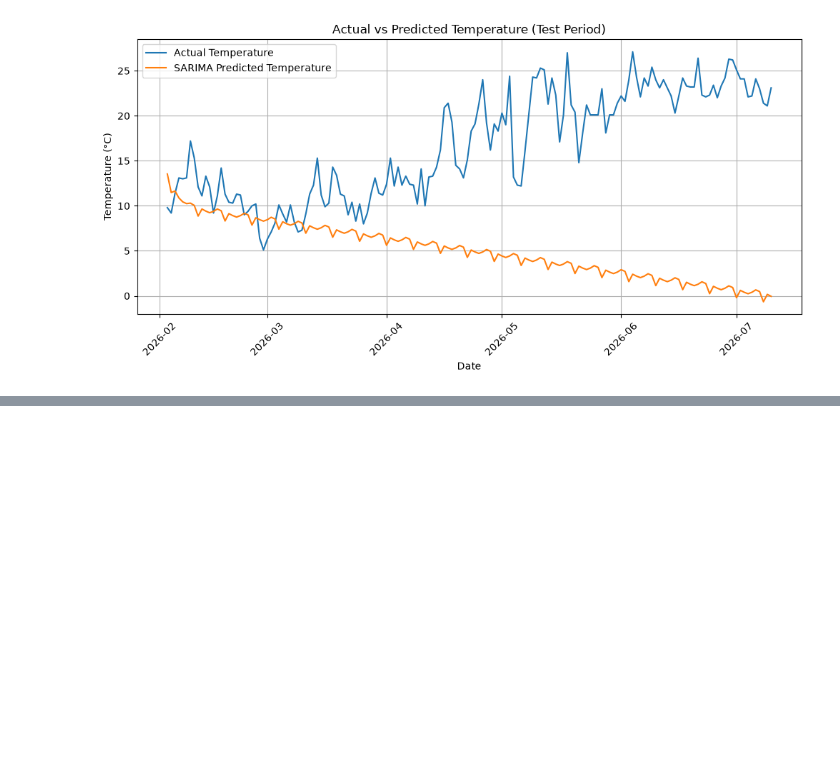
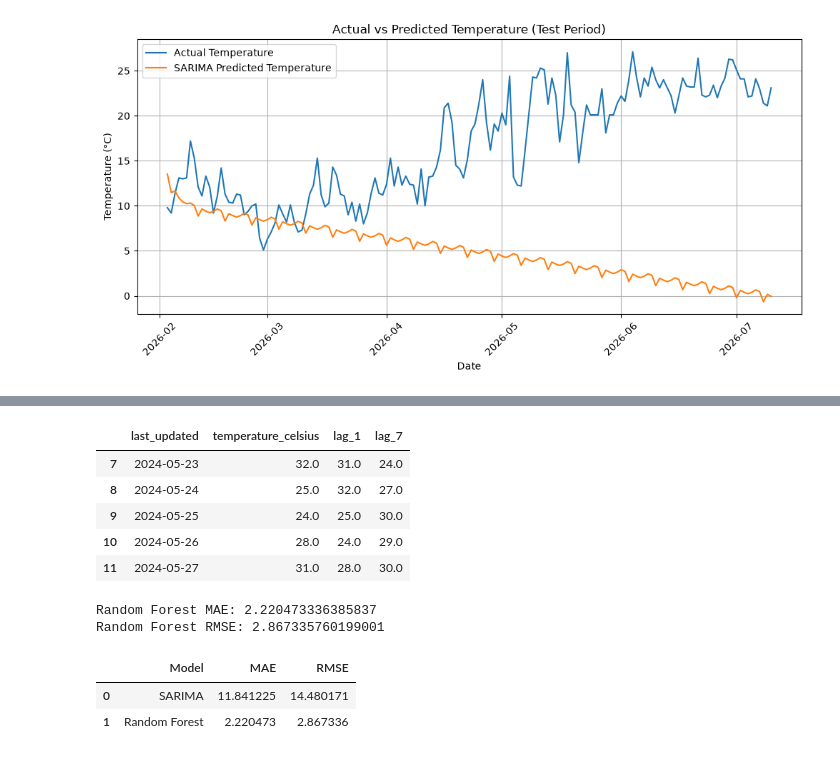
Before and after one commit to MOHAMMADSMAIL/-Weather-Trend-Forecasting, a Jupyter notebook: notebooks/02_model_building.ipynb, the cells around one changed output, grey strips where cells are left out. Drawn from its saved outputs; the diff is of its cells as text; code cells hidden in the pictures; blank space fills up the shorter version.

```diff
--- a/notebooks/02_model_building.ipynb
+++ b/notebooks/02_model_building.ipynb
@@ -192,0 +248,25 @@ plt.show()
+# %%
+# Model Comparison: SARIMA vs Random Forest
+# A machine learning model using lag features is compared with the SARIMA forecasting model.
+
+from sklearn.ensemble import RandomForestRegressor
+from sklearn.metrics import mean_absolute_error, mean_squared_error
+import numpy as np
+
+# Create lag features
+ml_df = daily_temperature_df[["last_updated", "temperature_celsius"]].copy()
+
+ml_df["lag_1"] = ml_df["temperature_celsius"].shift(1)
+ml_df["lag_7"] = ml_df["temperature_celsius"].shift(7)
+
+# Remove missing rows
+ml_df = ml_df.dropna()
+
+ml_df.head()
+# %% [output]
+|  | last_updated | temperature_celsius | lag_1 | lag_7 |
+| 7 | 2024-05-23 | 32.0 | 31.0 | 24.0 |
+| 8 | 2024-05-24 | 25.0 | 32.0 | 27.0 |
+| 9 | 2024-05-25 | 24.0 | 25.0 | 30.0 |
+| 10 | 2024-05-26 | 28.0 | 24.0 | 29.0 |
+| 11 | 2024-05-27 | 31.0 | 28.0 | 30.0 |
@@ -192,0 +296,30 @@ plt.show()
+# %%
+rf_mae = mean_absolute_error(
+    y_test,
+    rf_prediction
+)
+
+rf_rmse = np.sqrt(
+    mean_squared_error(
+        y_test,
+        rf_prediction
+    )
+)
+
+print("Random Forest MAE:", rf_mae)
+print("Random Forest RMSE:", rf_rmse)
+# %% [output]
+Random Forest MAE: 2.220473336385837
+Random Forest RMSE: 2.867335760199001
+# %%
+comparison = pd.DataFrame({
+    "Model": ["SARIMA", "Random Forest"],
+    "MAE": [mae, rf_mae],
+    "RMSE": [rmse, rf_rmse]
+})
+
+comparison
+# %% [output]
+|  | Model | MAE | RMSE |
+| 0 | SARIMA | 11.841225 | 14.480171 |
+| 1 | Random Forest | 2.220473 | 2.867336 |
```
Also changed, not shown: parts of 5 cells of this notebook, 3 other files.
